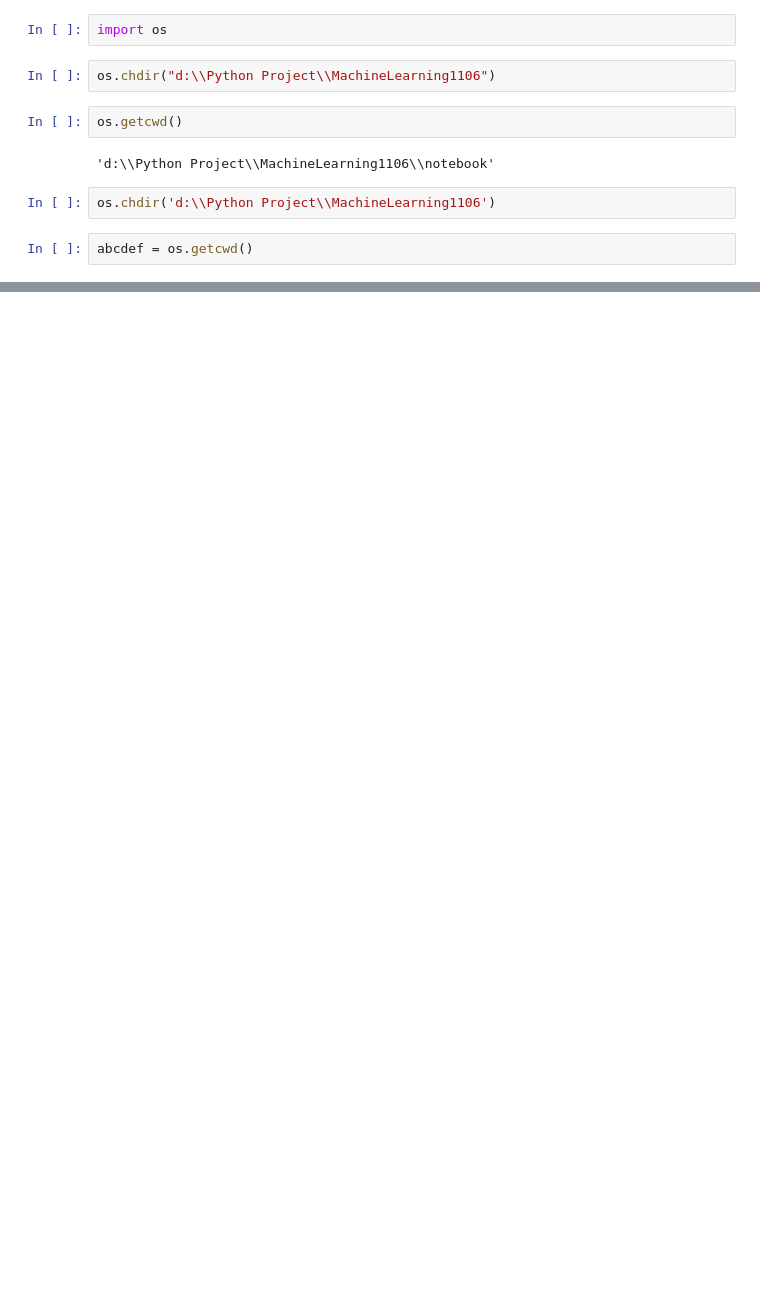
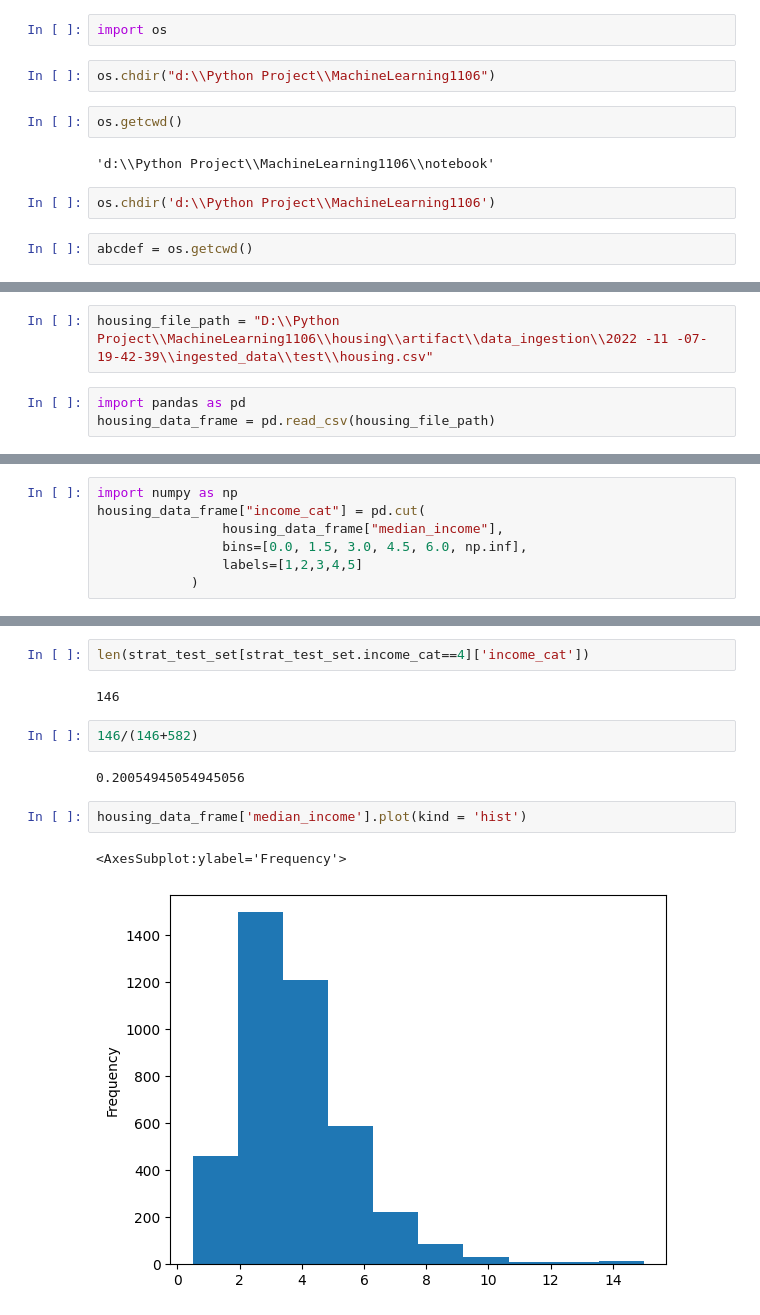
Before and after one commit to sumitbharti93/MachineLearning1106, a Jupyter notebook: notebook/example.ipynb, the cells around one changed output, grey strips where cells are left out. Drawn from its saved outputs; the diff is of its cells as text; blank space fills up the shorter version.

```diff
--- a/notebook/example.ipynb
+++ b/notebook/example.ipynb
@@ -97,0 +222,5 @@ abcdef = os.getcwd()
+# %%
+housing_file_path = "D:\\Python Project\\MachineLearning1106\\housing\\artifact\\data_ingestion\\2022 -11 -07-19-42-39\\ingested_data\\test\\housing.csv"
+# %%
+import pandas as pd
+housing_data_frame = pd.read_csv(housing_file_path)
@@ -97,0 +243,7 @@ abcdef = os.getcwd()
+# %%
+import numpy as np
+housing_data_frame["income_cat"] = pd.cut(
+                housing_data_frame["median_income"],
+                bins=[0.0, 1.5, 3.0, 4.5, 6.0, np.inf],
+                labels=[1,2,3,4,5]
+            )
@@ -97,0 +317,13 @@ abcdef = os.getcwd()
+# %%
+len(strat_test_set[strat_test_set.income_cat==4]['income_cat'])
+# %% [output]
+146
+# %%
+146/(146+582)
+# %% [output]
+0.20054945054945056
+# %%
+housing_data_frame['median_income'].plot(kind = 'hist')
+# %% [output]
+<AxesSubplot:ylabel='Frequency'>
+[figure, added]
```
Also changed, not shown: parts of 38 cells of this notebook, 18 other files.
